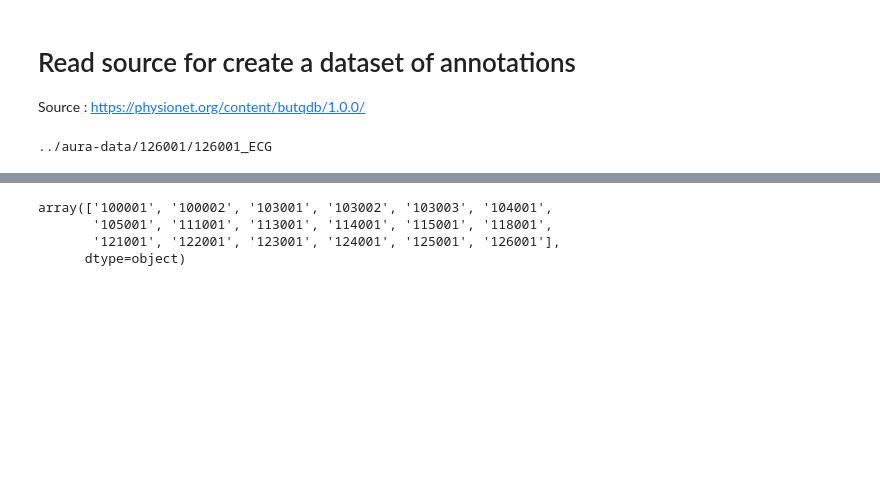
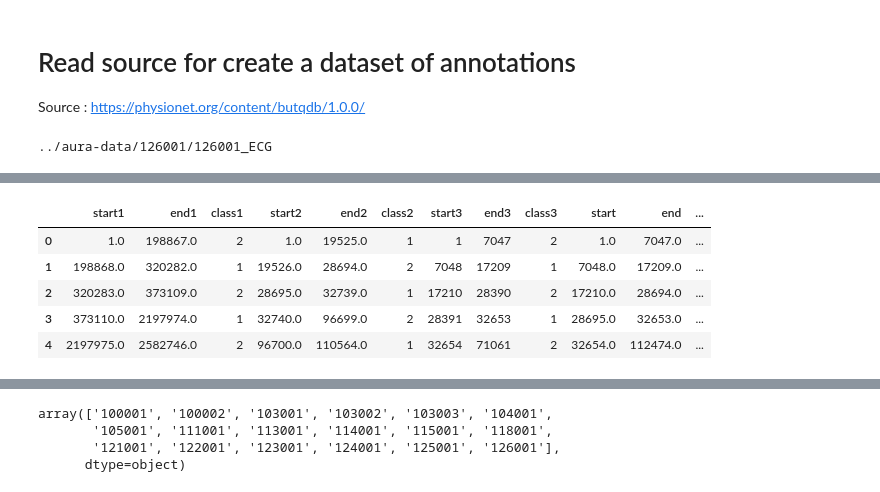
Before and after one commit to DJM25/aura-jedha, a Jupyter notebook: wavelet_analysis_ECG.ipynb, the cells around one changed output, grey strips where cells are left out. Cells and saved outputs as stored; diff of their text form; code cells hidden in the pictures; blank space fills up the shorter version.

```diff
--- a/wavelet_analysis_ECG.ipynb
+++ b/wavelet_analysis_ECG.ipynb
@@ -32,6 +32,11 @@ for rcd in record_list:
 #Add columns to dataset
 dataannall['signal_length']=dataannall['end'] - dataannall['start']
 dataannall["sample"]=round(dataannall["signal_length"]/sample_size)
+dataannall["class1"].fillna(0, inplace=True)
+dataannall["class2"].fillna(0, inplace=True)
+dataannall["class3"].fillna(0, inplace=True)
+dataannall["class"].fillna(0, inplace=True)
+dataannall=dataannall.astype({'class1': 'int32','class2': 'int32','class3': 'int32','class': 'int32'})
 dataset = dataannall[dataannall["class"].notnull() & dataannall["start"].notnull() & dataannall["end"].notnull() ]
 # %% [output]
 ../aura-data/126001/126001_ECG
@@ -37,0 +62,9 @@ dataset = dataannall[dataannall["class"].notnull() & dataannall["start"].notnull
+# %%
+dataannall.head()
+# %% [output]
+|  | start1 | end1 | class1 | start2 | end2 | class2 | start3 | end3 | class3 | start | end | ... |
+| 0 | 1.0 | 198867.0 | 2 | 1.0 | 19525.0 | 1 | 1 | 7047 | 2 | 1.0 | 7047.0 | ... |
+| 1 | 198868.0 | 320282.0 | 1 | 19526.0 | 28694.0 | 2 | 7048 | 17209 | 1 | 7048.0 | 17209.0 | ... |
+| 2 | 320283.0 | 373109.0 | 2 | 28695.0 | 32739.0 | 1 | 17210 | 28390 | 2 | 17210.0 | 28694.0 | ... |
+| 3 | 373110.0 | 2197974.0 | 1 | 32740.0 | 96699.0 | 2 | 28391 | 32653 | 1 | 28695.0 | 32653.0 | ... |
+| 4 | 2197975.0 | 2582746.0 | 2 | 96700.0 | 110564.0 | 1 | 32654 | 71061 | 2 | 32654.0 | 112474.0 | ... |
```
Also changed, not shown: parts of 14 cells of this notebook.
